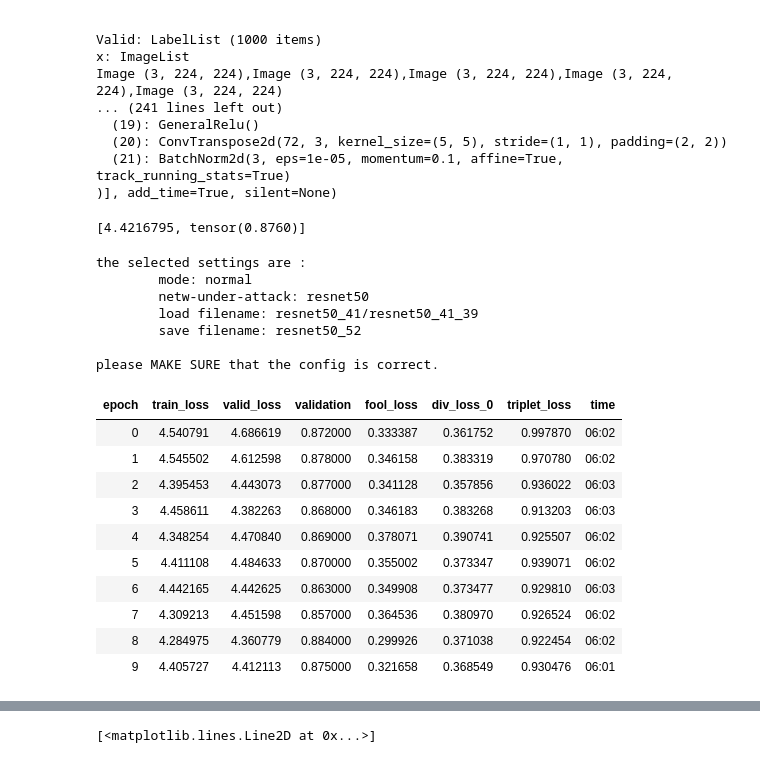
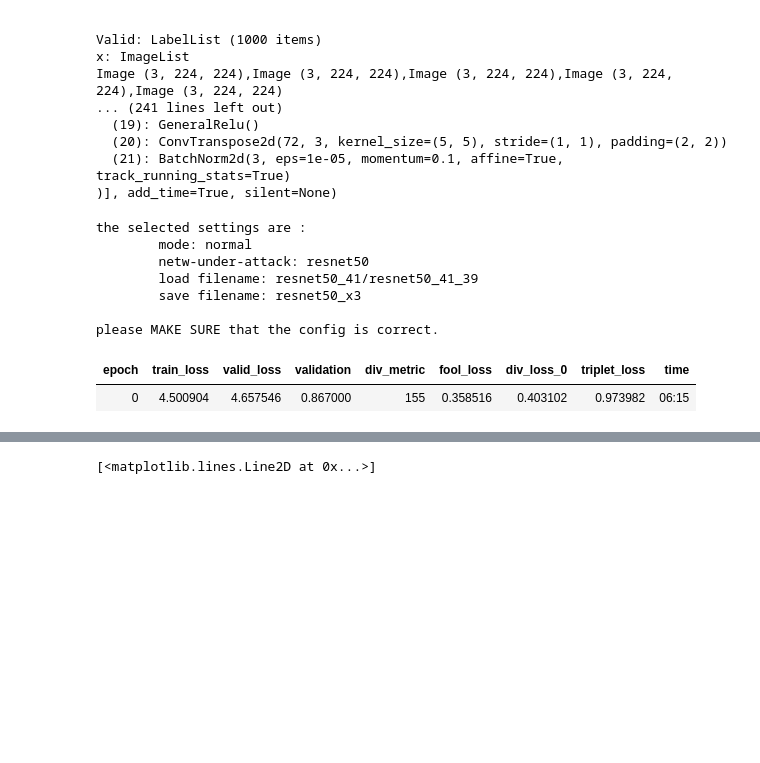
Before and after one commit to ahmad-PH/nag-notebooks, a Jupyter notebook: NAG_experimentAPI.ipynb, the cells around one changed output, grey strips where cells are left out. Saved outputs shown, nothing was run; the diff lists cells and outputs as text; code cells hidden in the pictures; blank space fills up the shorter version.

Commit message:
Add div_metric to end of epoch metrics

```diff
--- a/NAG_experimentAPI.ipynb
+++ b/NAG_experimentAPI.ipynb
@@ -295,6 +295,10 @@ class Gen(nn.Module):
   def forward_single_z(self, z):
     return self.forward_z(z[None]).squeeze()
 
+  def generate_single_noise(self):
+    z = torch.empty(self.z_dim).uniform_(-1,1).cuda()
+    return self.forward_single_z(z)
+
 
   def make_triplet_samples(self, z, margin, r2, r3):
     positive_sample = z + self.random_vector_volume(z.shape, 0, margin).cuda()
@@ -732,7 +736,7 @@ layer_weights = [1.] * len(layers)
 # %%
 feat_loss = FeatureLoss(arch, layers, layer_weights)
 # %%
-env.save_filename = 'resnet50_52'
+env.save_filename = 'resnet50_x3'
 # env.save_filename = 'resnet50_17'
 # env.save_filename = 'vgg16_32'
 
@@ -741,10 +803,36 @@ if Path(env.get_models_path()).exists(): raise FileExistsError("models_path alre
+# %%
+class DiversityMetric(Callback):
+  def __init__(self, n_perturbations, percentage):
+    super().__init__()
+    self.name = "div_metric"
+    self.n_perturbations
+    self.percentage = percentage
+
+  def on_epoch_begin(self, **kwargs):
+    global learn
+    self.perturbations = generate_perturbations(learn, 10)
+    self.pred_hist = torch.tensor([0] * 1000).detach_()
+
+  def on_batch_end(self, last_output, last_target, **kwargs):
+    _, _, _, images = last_output
+    for j, perturbation in enumerate(self.perturbations):
+      perturbed_batch = images + perturbation[None]
+      preds = arch(perturbed_batch).argmax(1)
+      for pred in preds:
+        self.pred_hist[pred] += 1
+
+  def on_epoch_end(self, last_metrics, **kwargs):
+    self.pred_hist = (self.pred_hist.float() / len(self.perturbations)).tolist()
+    div_metric = classes_needed_to_reach(95, self.pred_hist)[0]
+    return add_metrics(last_metrics, div_metric)
 # %%
 learn = None; gen = None; gc.collect()
 csv_logger = partial(ImmediateCSVLogger, filename= env.temp_csv_path + '/' + env.save_filename)
 gen = Gen(z_dim=z_dim)
 init_cnn(gen, True)
 
-learn = Learner(data, gen, loss_func = feat_loss, model_dir = env.get_learner_models_dir(), metrics=[validation], callback_fns=[LossMetrics, csv_logger])
+learn = Learner(data, gen, loss_func = feat_loss, model_dir = env.get_learner_models_dir(),
+                metrics=[validation, DiversityMetric()], callback_fns=[LossMetrics, csv_logger])
 # learn = Learner(data, Gen(z_dim=10), loss_func = feat_loss, metrics=[validation], callback_fns=LossMetrics, opt_func = optim.SGD)
 # learn = Learner(data, Gen(z_dim=z_dim), loss_func = feat_loss, metrics=[validation], callback_fns=[LossMetrics, DiversityWeightsScheduler])
 
@@ -782,10 +870,6 @@ Image (3, 224, 224),Image (3, 224, 224),Image (3, 224, 224),Image (3, 224, 224),
   (20): ConvTranspose2d(72, 3, kernel_size=(5, 5), stride=(1, 1), padding=(2, 2))
   (21): BatchNorm2d(3, eps=1e-05, momentum=0.1, affine=True, track_running_stats=True)
 )], add_time=True, silent=None)
-# %%
-learn.validate()
-# %% [output]
-[4.4216795, tensor(0.8760)]
 # %%
 try:
   load_filename
@@ -802,7 +886,7 @@ the selected settings are :
         mode: normal
         netw-under-attack: resnet50
         load filename: resnet50_41/resnet50_41_39
-        save filename: resnet50_52
+        save filename: resnet50_x3
 
 please MAKE SURE that the config is correct.
 # %%
@@ -816,38 +900,30 @@ please MAKE SURE that the config is correct.
 # %%
 if mode == "sanity_check":
   print("\n\n\nWARNING: you are training on a sanity_check dataset.\n\n\n\n")
 
 saver_best = SaveModelCallback(learn, every='improvement', monitor='validation', name=env.save_filename + "-best")
 saver_every_epoch = SaveModelCallback(learn, every='epoch', name=env.save_filename)
 
 # with Hooks(gen, append_stats_normal) as hooks:
 #   learn.fit(1, lr=5e-03, wd = 0., callbacks=[saver_best, saver_every_epoch])
 
-# 40 is too much, use just 20
-learn.fit(10, lr=1e-3, wd = 0., callbacks=[saver_best, saver_every_epoch])
+# learn.fit(10, lr=1e-3, wd = 0., callbacks=[saver_best, saver_every_epoch])
+learn.fit(1, lr=1e-3, wd = 0., callbacks=[saver_best, saver_every_epoch])
+
 
 # # learn.fit(70, lr=1e-02, wd = 0.001, callbacks=[saver_best, saver_every_epoch])
 
 # learn.fit(60, lr=1e-2, wd = 0.001, callbacks=[saver_best, saver_every_epoch])
 
 # for i in range(10):
 #   learn.fit_one_cycle(7, wd = 0.,max_lr=1., div_factor = 1000.)
 
 # learn.fit_one_cycle(5, max_lr=2e-2) #used for vgg-19-bn
 # learn.fit_one_cycle(5, max_lr=3e-3) # used for resnet50
 
 shutil.copyfile(env.temp_csv_path + '/' + env.save_filename + ".csv", env.get_csv_path() + '.csv')
 shutil.copytree(env.data_path/env.get_learner_models_dir(), env.get_models_path())
 shutil.rmtree(env.data_path/env.get_learner_models_dir())
 # %% [output]
-| epoch | train_loss | valid_loss | validation | fool_loss | div_loss_0 | triplet_loss | time |
-| 0 | 4.540791 | 4.686619 | 0.872000 | 0.333387 | 0.361752 | 0.997870 | 06:02 |
-| 1 | 4.545502 | 4.612598 | 0.878000 | 0.346158 | 0.383319 | 0.970780 | 06:02 |
-| 2 | 4.395453 | 4.443073 | 0.877000 | 0.341128 | 0.357856 | 0.936022 | 06:03 |
-| 3 | 4.458611 | 4.382263 | 0.868000 | 0.346183 | 0.383268 | 0.913203 | 06:03 |
-| 4 | 4.348254 | 4.470840 | 0.869000 | 0.378071 | 0.390741 | 0.925507 | 06:02 |
-| 5 | 4.411108 | 4.484633 | 0.870000 | 0.355002 | 0.373347 | 0.939071 | 06:02 |
-| 6 | 4.442165 | 4.442625 | 0.863000 | 0.349908 | 0.373477 | 0.929810 | 06:03 |
-| 7 | 4.309213 | 4.451598 | 0.857000 | 0.364536 | 0.380970 | 0.926524 | 06:02 |
-| 8 | 4.284975 | 4.360779 | 0.884000 | 0.299926 | 0.371038 | 0.922454 | 06:02 |
-| 9 | 4.405727 | 4.412113 | 0.875000 | 0.321658 | 0.368549 | 0.930476 | 06:01 |
+| epoch | train_loss | valid_loss | validation | div_metric | fool_loss | div_loss_0 | triplet_loss | time |
+| 0 | 4.500904 | 4.657546 | 0.867000 | 155 | 0.358516 | 0.403102 | 0.973982 | 06:15 |
```
Also changed, not shown: parts of 8 cells of this notebook.
